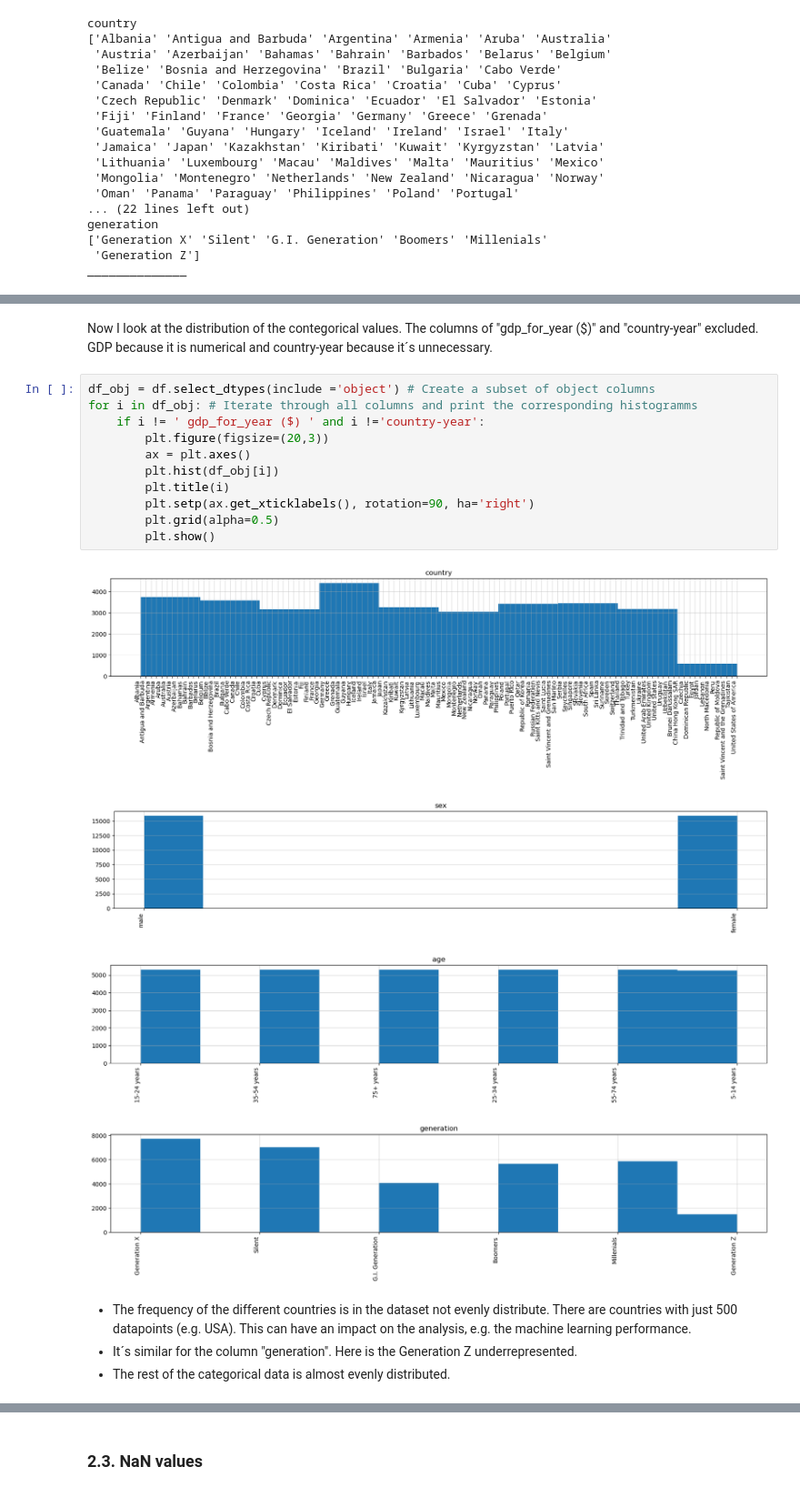
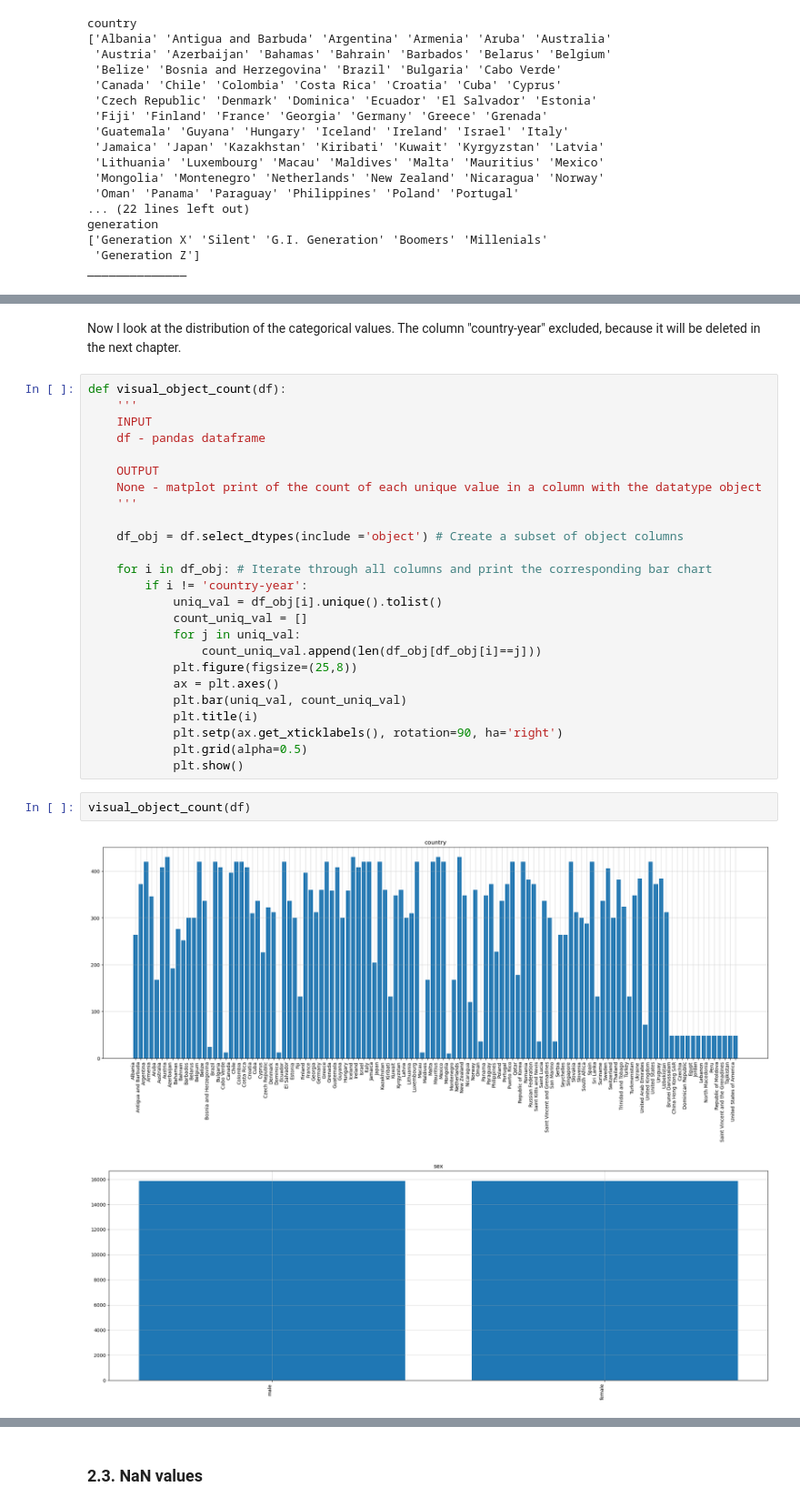
Before and after one commit to maximkiesel1/Exploratory_Data_Analysis_Mental_Health, a Jupyter notebook: Global_Suicide_Analysis1.ipynb, the cells around one changed output, grey strips where cells are left out. Shown at 91% size. Drawn from its saved outputs; the diff is of its cells as text.

```diff
--- a/Global_Suicide_Analysis1.ipynb
+++ b/Global_Suicide_Analysis1.ipynb
@@ -231,24 +227,34 @@ ______________
 - There are no NaN values.
 - It seems like that that the country USA appears two times: "United States of America" and "United States". **This needs to be analyzed in the next chapter**.
 # %% [markdown]
-Now I look at the distribution of the contegorical values. The columns of "gdp_for_year ($)" and "country-year" excluded. GDP because it is numerical and country-year because it´s unnecessary.
+Now I look at the distribution of the categorical values. The column "country-year" excluded, because it will be deleted in the next chapter.
-# %%
-df_obj = df.select_dtypes(include ='object') # Create a subset of object columns
-for i in df_obj: # Iterate through all columns and print the corresponding histogramms
-    if i != ' gdp_for_year ($) ' and i !='country-year':
-        plt.figure(figsize=(20,3))
-        ax = plt.axes()
-        plt.hist(df_obj[i])
-        plt.title(i)
-        plt.setp(ax.get_xticklabels(), rotation=90, ha='right')
-        plt.grid(alpha=0.5)
-        plt.show()
-# %% [output]
-[figure, removed]
-[figure, removed]
-[figure, removed]
-[figure, removed]
-# %% [markdown]
-- The frequency of the different countries is in the dataset not evenly distribute. There are countries with just 500 datapoints (e.g. USA). This can have an impact on the analysis, e.g. the machine learning performance.
-- It´s similar for the column "generation". Here is the Generation Z underrepresented.
-- The rest of the categorical data is almost evenly distributed.
+# %%
+def visual_object_count(df):
+    '''
+    INPUT
+    df - pandas dataframe
+
+    OUTPUT
+    None - matplot print of the count of each unique value in a column with the datatype object
+    '''
+
+    df_obj = df.select_dtypes(include ='object') # Create a subset of object columns
+
+    for i in df_obj: # Iterate through all columns and print the corresponding bar chart
+        if i != 'country-year':
+            uniq_val = df_obj[i].unique().tolist()
+            count_uniq_val = []
+            for j in uniq_val:
+                count_uniq_val.append(len(df_obj[df_obj[i]==j]))
+            plt.figure(figsize=(25,8))
+            ax = plt.axes()
+            plt.bar(uniq_val, count_uniq_val)
+            plt.title(i)
+            plt.setp(ax.get_xticklabels(), rotation=90, ha='right')
+            plt.grid(alpha=0.5)
+            plt.show()
+# %%
+visual_object_count(df)
+# %% [output]
+[figure, added]
+[figure, added]
```
Also changed, not shown: parts of 100 cells of this notebook.
